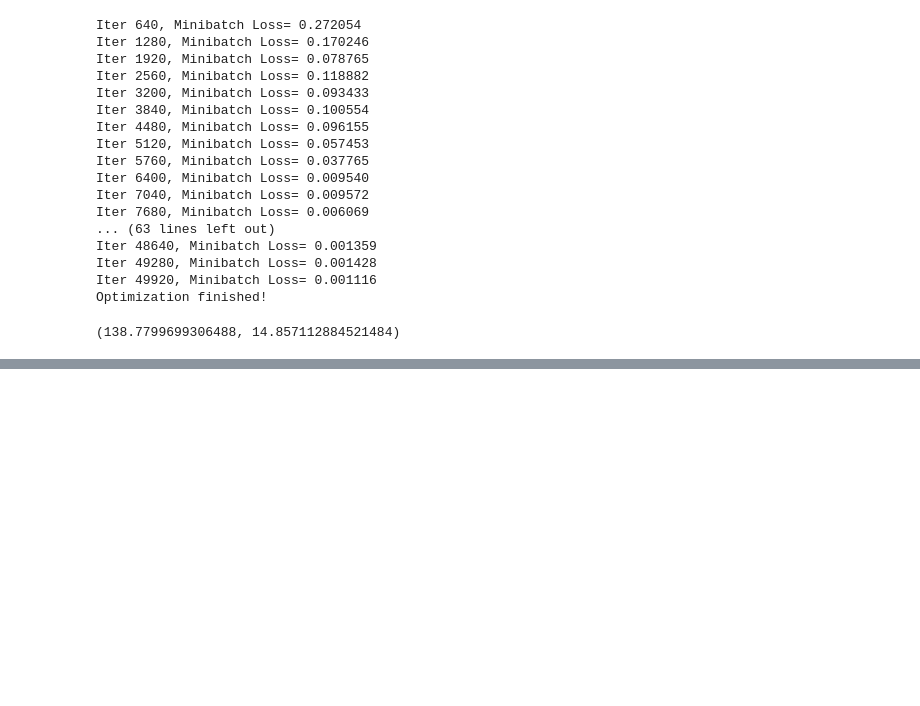
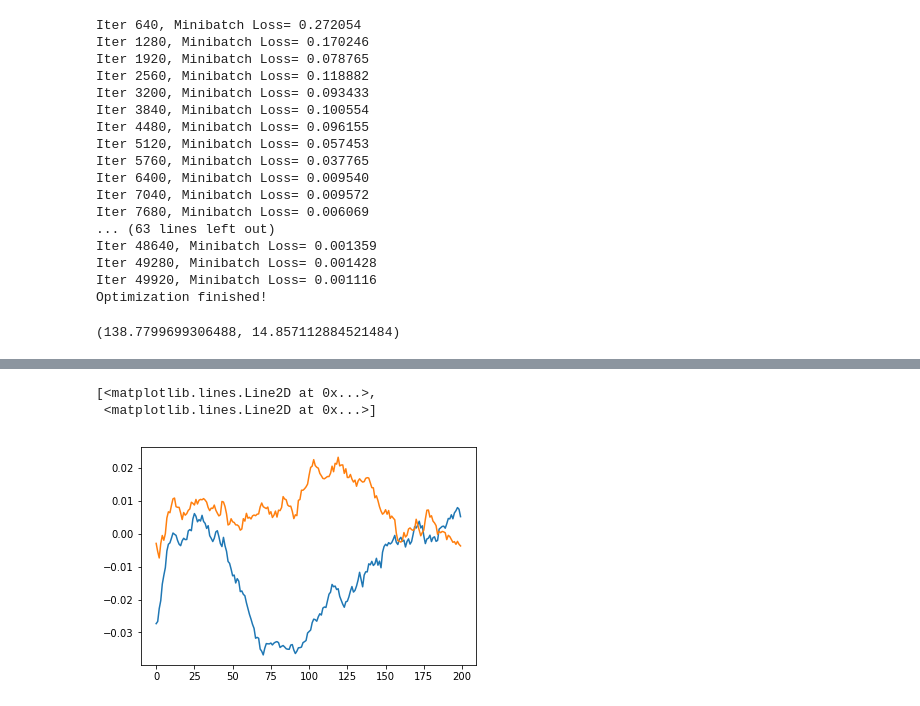
Before and after one commit to davidbrandfonbrener/sisyphus2, a Jupyter notebook: notebooks/Refactor tests.ipynb, the cells around one changed output, grey strips where cells are left out. Drawn from its saved outputs; the diff is of its cells as text; code cells hidden in the pictures; blank space fills up the shorter version.

```diff
--- a/notebooks/Refactor tests.ipynb
+++ b/notebooks/Refactor tests.ipynb
@@ -120,0 +145,6 @@ Optimization finished!
+# %%
+plt.plot(outputs[1,:,:])
+# %% [output]
+[<matplotlib.lines.Line2D at 0x...>,
+ <matplotlib.lines.Line2D at 0x...>]
+[figure, added]
```
Also changed, not shown: parts of 8 cells of this notebook, 4 other files.
